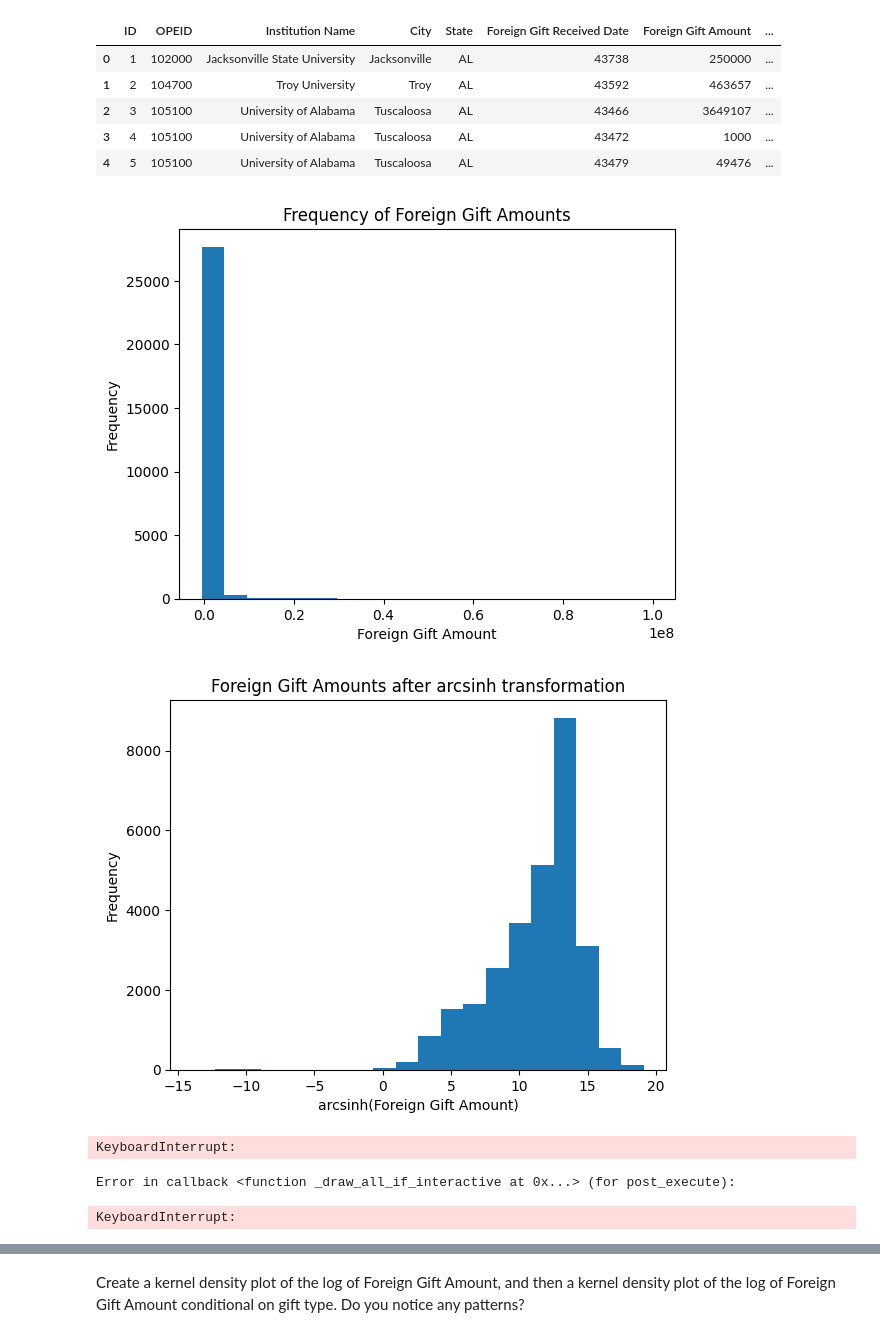
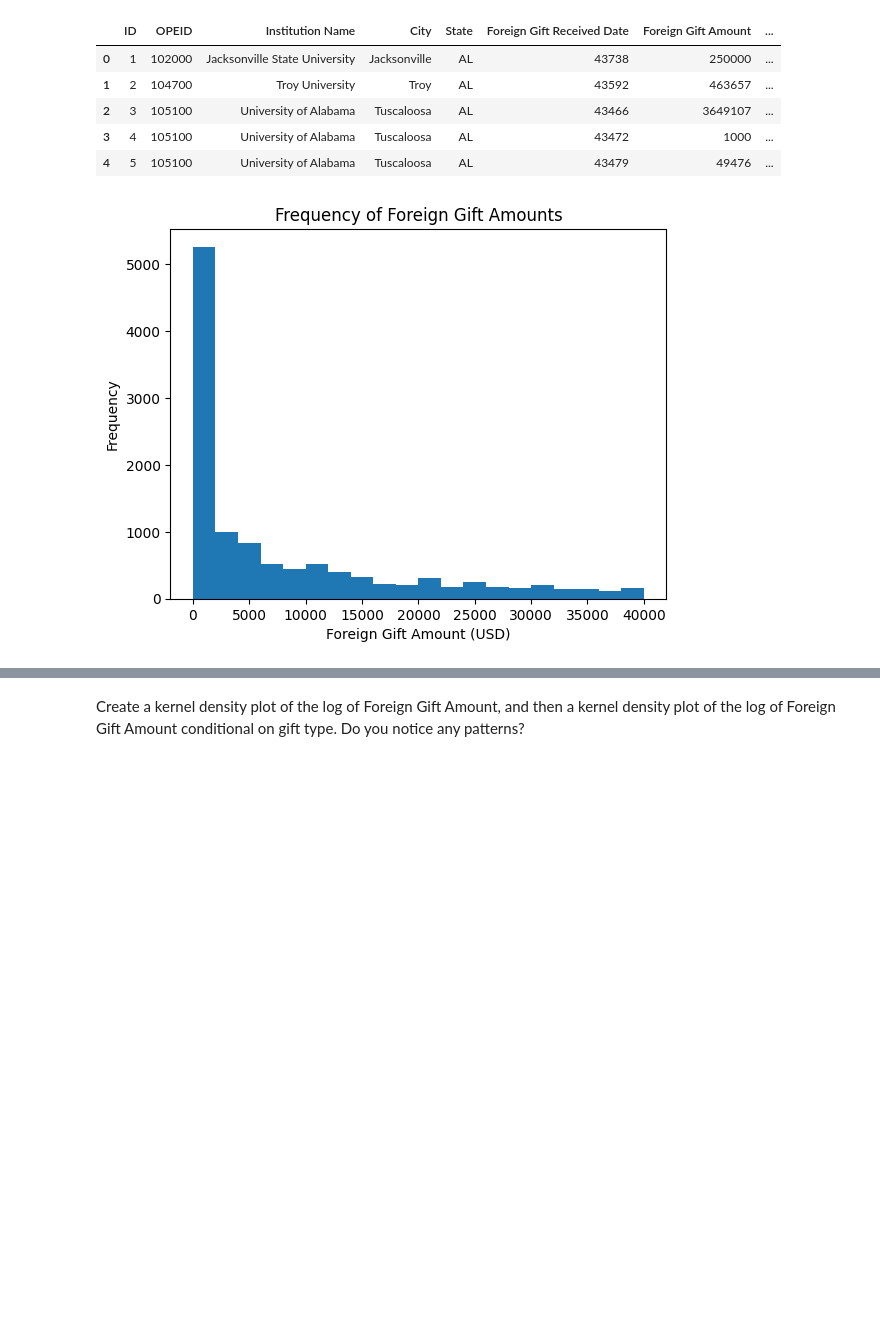
Before and after one commit to voleann/A02-eda-and-visualization, a Jupyter notebook: notebook.ipynb, the cells around one changed output, grey strips where cells are left out. Drawn from its saved outputs; the diff is of its cells as text; code cells hidden in the pictures; blank space fills up the shorter version.

```diff
--- a/notebook.ipynb
+++ b/notebook.ipynb
@@ -62,27 +71,10 @@ df.head()
 | 4 | 5 | 105100 | University of Alabama | Tuscaloosa | AL | 43479 | 49476 | ... |
 # %%
 # 2. Foreign Gift Amount Histogram
-df['Foreign Gift Amount'].hist(bins=20,grid=False) # **fix range to 0-40,000
-plt.xlabel('Foreign Gift Amount')
+df['Foreign Gift Amount'].hist(bins=20,grid=False, range=(0, 40000))
+plt.xlabel('Foreign Gift Amount (USD)')
 plt.ylabel('Frequency')
 plt.title('Frequency of Foreign Gift Amounts')
 plt.show()
-
-df['Gift_arcsinh'] = np.arcsinh(df['Foreign Gift Amount'])
-df['Gift_arcsinh'].hist(bins=20,grid=False)
-plt.xlabel('arcsinh(Foreign Gift Amount)')
-plt.ylabel('Frequency')
-plt.title('Foreign Gift Amounts after arcsinh transformation')
-plt.show()
 # %% [output]
-[figure, old version]
+[figure, new version]
-[figure, removed]
-# %%
-sns.violinplot(data = df, x = 'Foreign Gift Amount', y = 'Gift_arcsinh', fill=False, inner='quart')
-plt.xlabel('Foreign Gift Amount')
-plt.title('Violin Plot of Foreign Gift Amounts')
-plt.show()
-# %% [output]
-KeyboardInterrupt:
-Error in callback <function _draw_all_if_interactive at 0x...> (for post_execute):
-KeyboardInterrupt:
```
Also changed, not shown: parts of 17 cells of this notebook.
